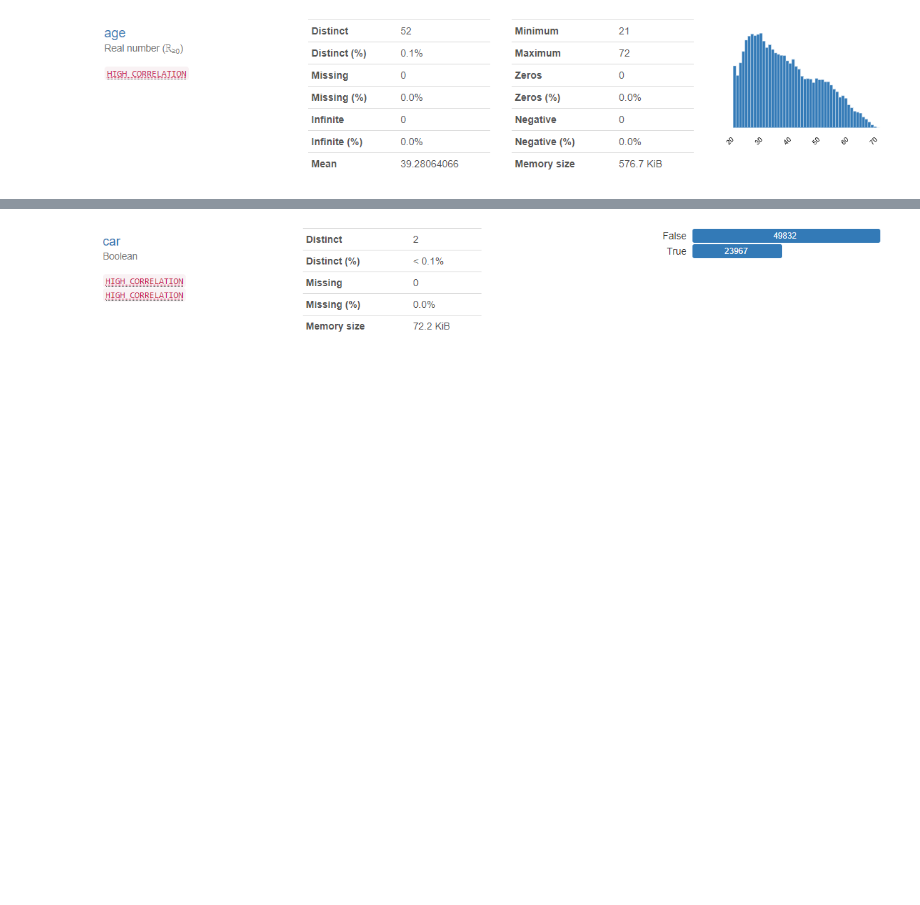
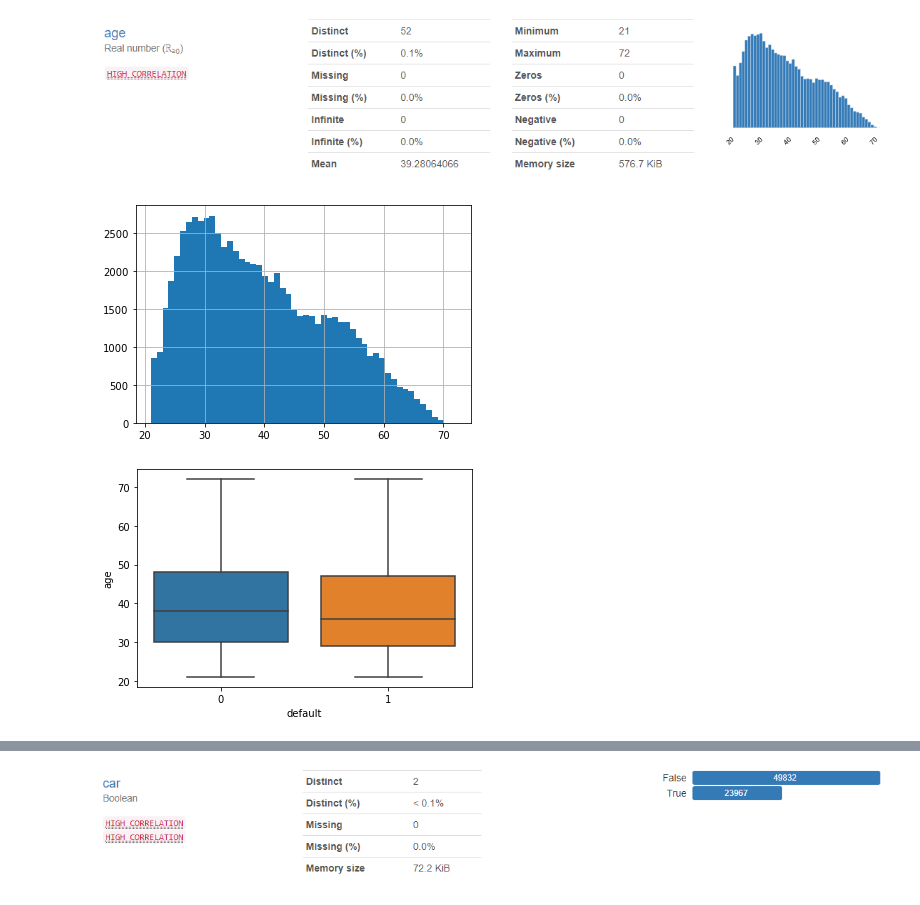
Before and after one commit to vedikhin/skillfactory, a Jupyter notebook: module_5/av-sf-scoring.ipynb, the cells around one changed output, grey strips where cells are left out. Cells and saved outputs as stored; diff of their text form; code cells hidden in the pictures; blank space fills up the shorter version.

```diff
--- a/module_5/av-sf-scoring.ipynb
+++ b/module_5/av-sf-scoring.ipynb
@@ -2,0 +20,9 @@
+# %%
+def display_boxplot(data, column):
+    bins = 100
+    if column.nunique() < 100:
+        bins = column.nunique()
+    column.hist(bins = bins)
+    plt.show()
+    sns.boxplot(x='default',y = column,data=data)
+    plt.show()
@@ -153,2 +202,7 @@ memory usage: 5.0+ MB
 # %% [markdown]
 ![image.png](attachment:image.png)
+# %%
+display_boxplot(df_train, df_train['age'])
+# %% [output]
+[figure, added]
+[figure, added]
```
Also changed, not shown: parts of 96 cells of this notebook.
